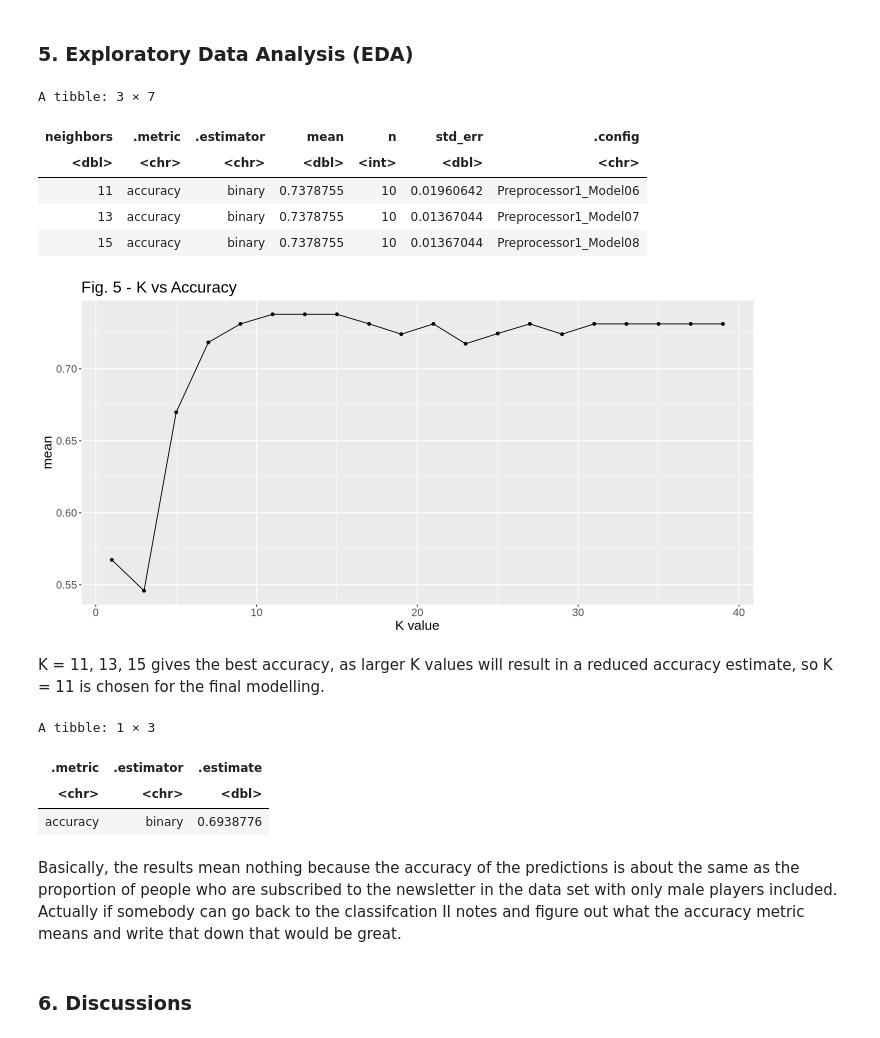
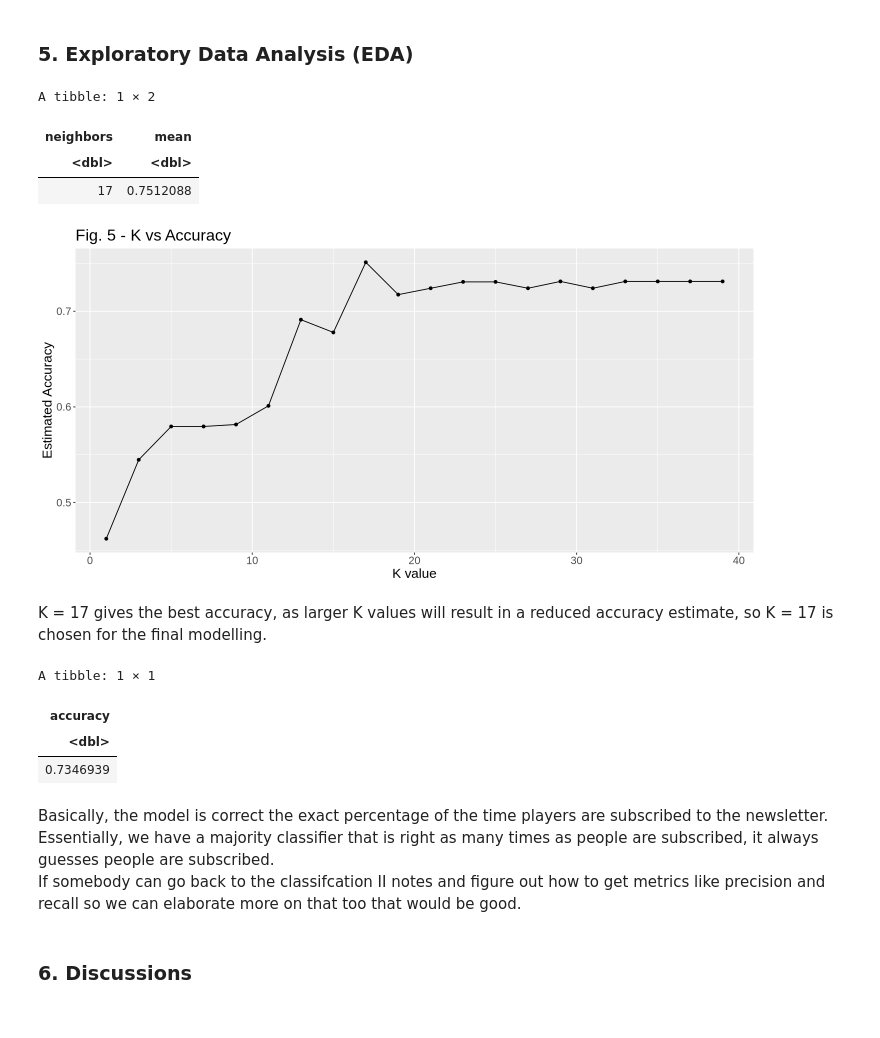
Before and after one commit to camillesnyder/Final-Project, a Jupyter notebook: Final-Project.ipynb, the cells around one changed output. Saved outputs shown, nothing was run; the diff lists cells and outputs as text; code cells hidden in the pictures.

Commit message:
Changed recipe to exclude experience, it increased the accuracy

```diff
--- a/Final-Project.ipynb
+++ b/Final-Project.ipynb
@@ -272,7 +272,7 @@ knn_spec <- nearest_neighbor(weight_func = "rectangular", neighbors = tune())|>
 k_vals<- tibble(neighbors = seq(from = 1, to = 40, by = 2))
 
 #recipe
-players_recipe <- recipe(subscribe ~ played_hours + experience + Age, data = players_train)|>
+players_recipe <- recipe(subscribe ~ played_hours + Age, data = players_train)|>
       step_normalize(all_predictors())
 
 #validation via subsetting the training data
@@ -288,28 +288,29 @@ players_results <- workflow()|>
 # %%
 options(repr.plot.height = 6)
 K_vs_accuracy <- ggplot(players_results, aes( x= neighbors, y = mean))+
     geom_point()+
     geom_line()+
-    labs( x = "K value", title = "Fig. 5 - K vs Accuracy")+
+    labs( x = "K value",
+         title = "Fig. 5 - K vs Accuracy",
+        y = "Estimated Accuracy")+
     theme(text = element_text(size = 16))
 
 K_vs_accuracy
 
 players_results |>
-filter(mean == max(mean))
+filter(mean == max(mean))|>
+select(neighbors, mean)
 # %% [output]
-A tibble: 3 × 7
+A tibble: 1 × 2
-| neighbors | .metric | .estimator | mean | n | std_err | .config |
-| <dbl> | <chr> | <chr> | <dbl> | <int> | <dbl> | <chr> |
-| 11 | accuracy | binary | 0.7378755 | 10 | 0.01960642 | Preprocessor1_Model06 |
-| 13 | accuracy | binary | 0.7378755 | 10 | 0.01367044 | Preprocessor1_Model07 |
-| 15 | accuracy | binary | 0.7378755 | 10 | 0.01367044 | Preprocessor1_Model08 |
+| neighbors | mean |
+| <dbl> | <dbl> |
+| 17 | 0.7512088 |
-[figure, old version]
+[figure, new version]
 # %% [markdown]
-K = 11, 13, 15 gives the best accuracy, as larger K values will result in a reduced accuracy estimate, so K = 11 is chosen for the final modelling.
+K = 17 gives the best accuracy, as larger K values will result in a reduced accuracy estimate, so K = 17 is chosen for the final modelling.
 # %%
-#retrain model based on best parameter value k=11
-players_spec <- nearest_neighbor(weight_func = "rectangular", neighbors = 11)|>
+#retrain model based on best parameter value k=17
+players_spec <- nearest_neighbor(weight_func = "rectangular", neighbors = 17)|>
     set_engine("kknn")|>
     set_mode("classification")
 
@@ -319,21 +320,23 @@ players_fit <- workflow()|>
     add_model(players_spec)|>
     fit(data = players_train)
 
-test_predictions <- predict(players_fit, players_test)|>
+test_predictions<- predict(players_fit, players_test)|>
     bind_cols(players_test)|>
     metrics(truth = subscribe, estimate = .pred_class)|>
     filter(.metric == "accuracy")
 
-test_predictions
+test_predictions|>
+mutate(accuracy = .estimate)|>
+    select(accuracy)
 # %% [output]
-A tibble: 1 × 3
+A tibble: 1 × 1
-| .metric | .estimator | .estimate |
-| <chr> | <chr> | <dbl> |
-| accuracy | binary | 0.6938776 |
+| accuracy |
+| <dbl> |
+| 0.7346939 |
 # %% [markdown]
-Basically, the results mean nothing because the accuracy of the predictions is about the same as the proportion of people who are subscribed to the newsletter in the data set with only male players included.
+Basically, the model is correct the exact percentage of the time players are subscribed to the newsletter. Essentially, we have a majority classifier that is right as many times as people are subscribed, it always guesses people are subscribed.
 \
-Actually if somebody can go back to the classifcation II notes and figure out what the accuracy metric means and write that down that would be great.
+If somebody can go back to the classifcation II notes and figure out how to get metrics like precision and recall so we can elaborate more on that too that would  be good.
 # %% [markdown]
 ### 6. Discussions
 # %% [markdown]
```
Also changed, not shown: parts of 3 cells of this notebook.
